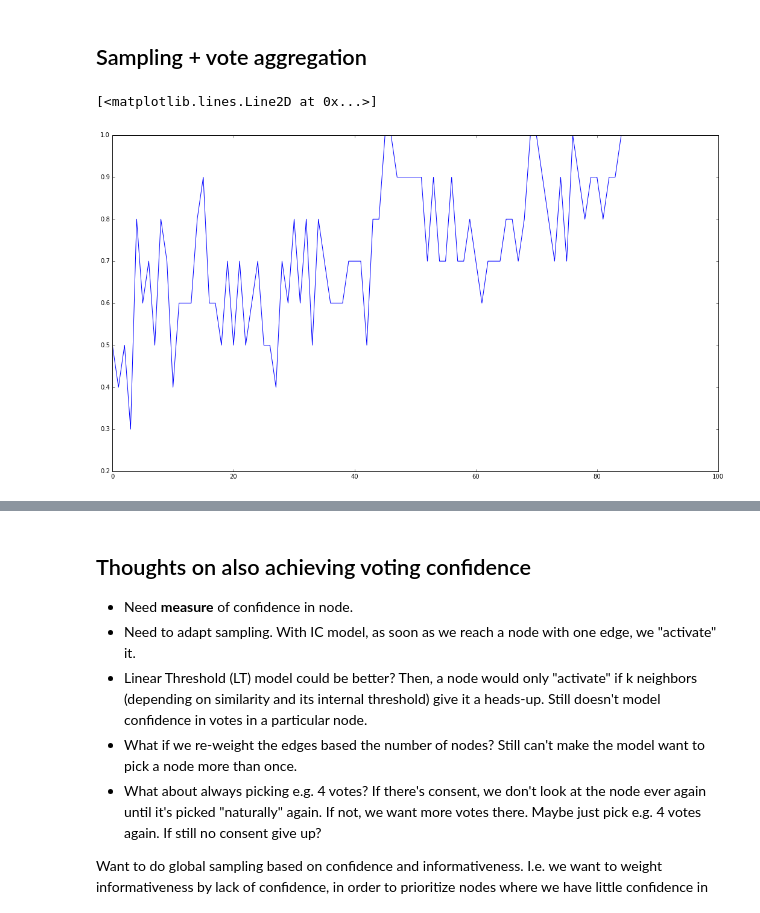
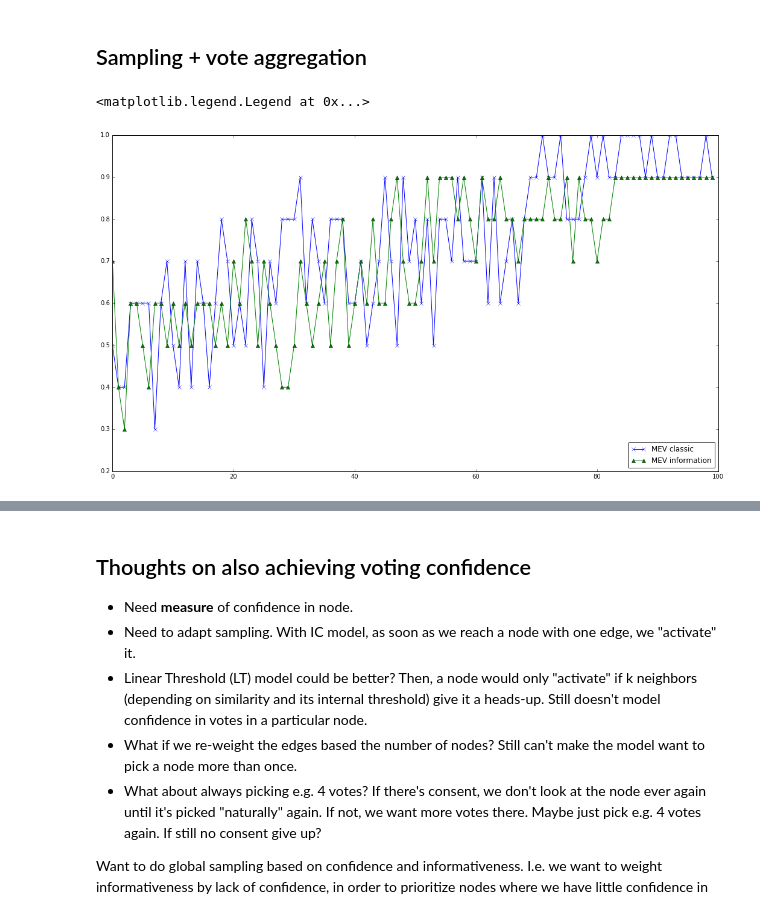
Before and after one commit to AndreiBarsan/crowd, a Jupyter notebook: notebooks/Graph Sampling.ipynb, the cells around one changed output, grey strips where cells are left out. Saved outputs shown, nothing was run; the diff lists cells and outputs as text; code cells hidden in the pictures.

```diff
--- a/notebooks/Graph Sampling.ipynb
+++ b/notebooks/Graph Sampling.ipynb
@@ -57,6 +58,10 @@ graph = build_nx_document_graph(
     FULLTEXT_FOLDER,
     sim_threshold=SIM_THRESHOLD,
     discard_empty=False)
+classic_graph = build_document_graph(
+    id_topic_info[topic_id],
+    FULLTEXT_FOLDER,
+    sim_threshold=SIM_THRESHOLD)
 topic_judgements = get_topic_judgements_by_doc_id(topic_id, judgements)
 topic_ground_truth = {truth.document_id: truth for truth in test_data
                           if truth.topic_id == topic_id}
@@ -443,11 +447,16 @@ accuracies = evaluate_iteration(
     LazyGreedyGraphSpreadSampler(graph, iteration_count=5),
     aggregate_MV,
     budget=len(topic_ground_truth.keys()))
-# %%
-plt.plot(range(len(accuracies)), accuracies)
-# %% [output]
-[<matplotlib.lines.Line2D at 0x...>]
-[figure, removed]
+# %%
+plt.plot(range(len(accuracies_mev_lowvotes)), accuracies_mev_lowvotes, label="MEV classic", marker='x')
+#plt.plot(range(len(accuracies_mv_lowvotes)), accuracies_mv_lowvotes, label="MV", marker='x')
+
+plt.plot(range(len(accuracies_mev)), accuracies_mev, label="MEV information", marker='^')
+#plt.plot(range(len(accuracies_mv)), accuracies_mv, label="MV", marker='^')
+plt.legend(loc='lower right')
+# %% [output]
+<matplotlib.legend.Legend at 0x...>
+[figure, added]
 # %%
 # TODO(andrei): Improve modularization, and use more specific name for 'evaluate' 'iterations' arg.
 
```
Also changed, not shown: parts of 11 cells of this notebook, 8 other files.
